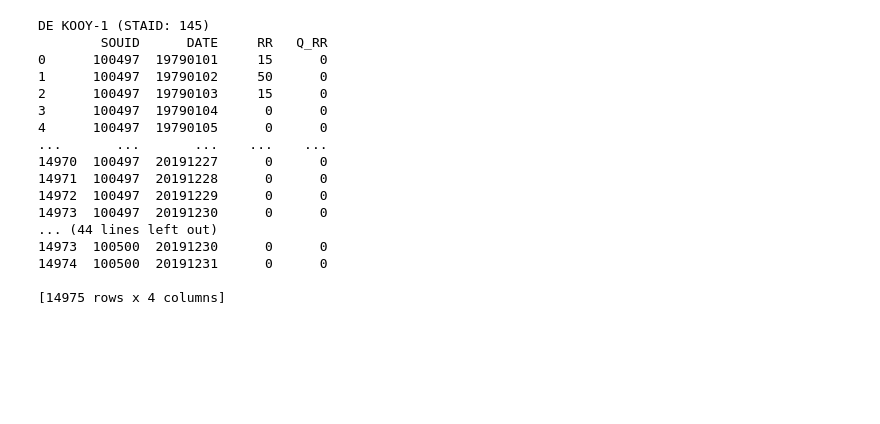
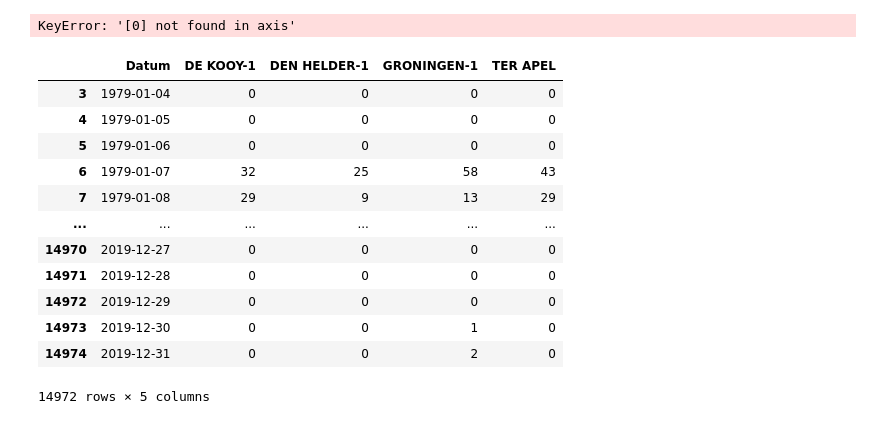
Before and after one commit to Alex-Adam25/python, a Jupyter notebook: alex/auswerung.ipynb, the cells around one changed output. Drawn from its saved outputs; the diff is of its cells as text; code cells hidden in the pictures; blank space fills up the shorter version.

```diff
--- a/alex/auswerung.ipynb
+++ b/alex/auswerung.ipynb
@@ -11,8 +11,19 @@ while i<148:
     path = f'RR_STAID000{i}.txt'
 
     df = pd.read_csv(path,skiprows=19)
+    df = df.iloc[:,2]
+    with open(path, 'r') as file:
+        string=file.readlines()[15][51:-2]
+        string=string.split('(')[0][:-1]
+        namen.append(string)
+
+    #df['Name']=string
     liste.append(df)
-
-    with open(path, 'r') as file:
-        namen.append(file.readlines()[15][51:-2])
 s=pd.Series(liste,index=namen)
+date=pd.to_datetime(pd.read_csv(f'RR_STAID000144.txt',skiprows=19).iloc[:,1],format="%Y%m%d")
+liste.insert(0,date)
+daten=pd.DataFrame(pd.concat(liste,axis=1))
+namen.insert(0,"Datum")
+daten.columns=namen
+daten.info()
+daten.to_csv("test.csv")
@@ -19,22 +43,20 @@ s=pd.Series(liste,index=namen)
-# %%
-for index, value in s.items():
-    print(index)
-    print(value)
-# %% [output]
-DE KOOY-1 (STAID: 145)
-        SOUID      DATE     RR   Q_RR
-0      100497  19790101     15      0
-1      100497  19790102     50      0
-2      100497  19790103     15      0
-3      100497  19790104      0      0
-4      100497  19790105      0      0
-...       ...       ...    ...    ...
-14970  100497  20191227      0      0
-14971  100497  20191228      0      0
-14972  100497  20191229      0      0
-14973  100497  20191230      0      0
-... (44 lines left out)
-14973  100500  20191230      0      0
-14974  100500  20191231      0      0
-
-[14975 rows x 4 columns]
+# %%
+daten.drop(0,axis=0)
+# %% [output]
+KeyError: '[0] not found in axis'
+# %%
+daten
+# %% [output]
+|  | Datum | DE KOOY-1 | DEN HELDER-1 | GRONINGEN-1 | TER APEL |
+| 3 | 1979-01-04 | 0 | 0 | 0 | 0 |
+| 4 | 1979-01-05 | 0 | 0 | 0 | 0 |
+| 5 | 1979-01-06 | 0 | 0 | 0 | 0 |
+| 6 | 1979-01-07 | 32 | 25 | 58 | 43 |
+| 7 | 1979-01-08 | 29 | 9 | 13 | 29 |
+| ... | ... | ... | ... | ... | ... |
+| 14970 | 2019-12-27 | 0 | 0 | 0 | 0 |
+| 14971 | 2019-12-28 | 0 | 0 | 0 | 0 |
+| 14972 | 2019-12-29 | 0 | 0 | 0 | 0 |
+| 14973 | 2019-12-30 | 0 | 0 | 1 | 0 |
+| 14974 | 2019-12-31 | 0 | 0 | 2 | 0 |
+14972 rows × 5 columns
```
Also changed, not shown: parts of 1 cell of this notebook, 2 other files.
